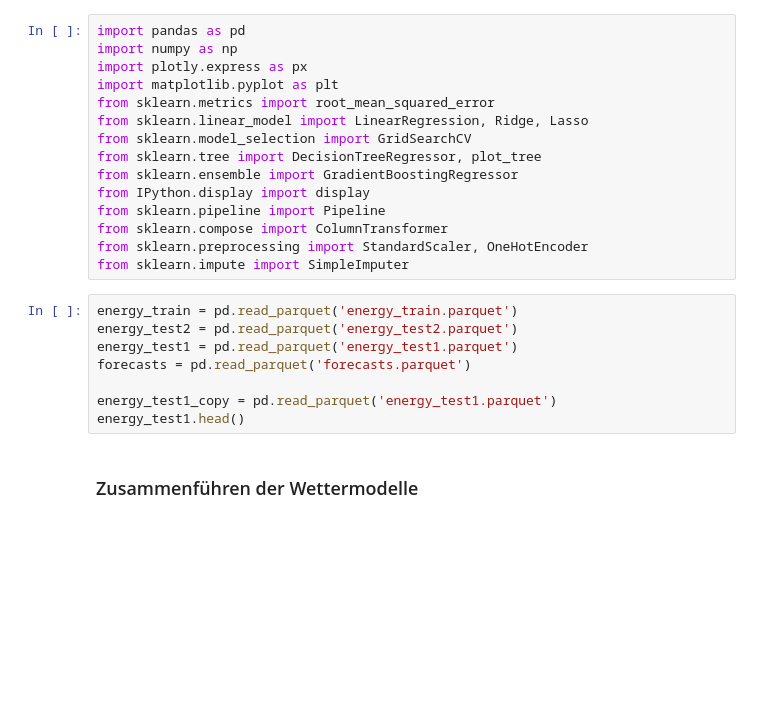
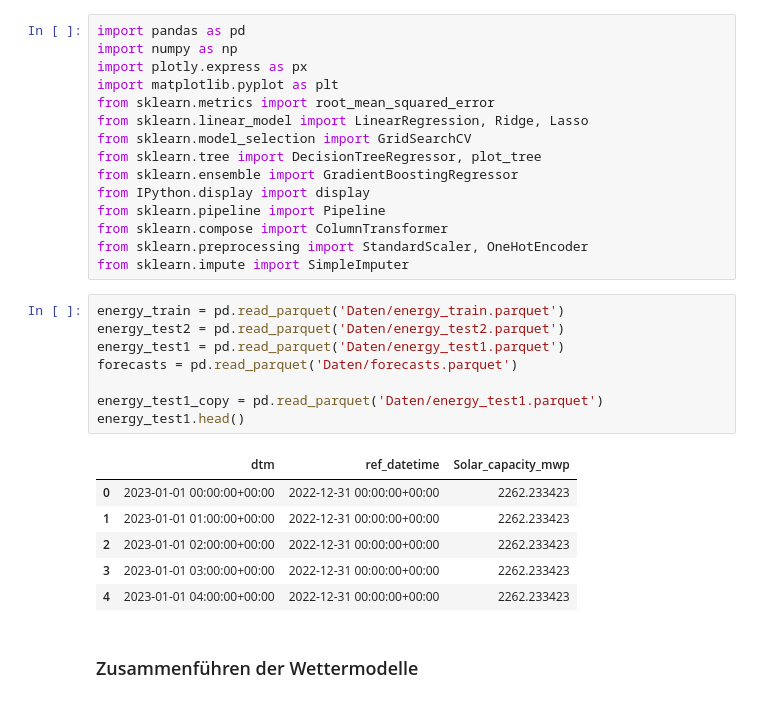
Before and after one commit to senizzk/Solar-Power-Forecasting, a Jupyter notebook: Aufgabe 5.ipynb, the cells around one changed output. Saved outputs shown, nothing was run; the diff lists cells and outputs as text; blank space fills up the shorter version.

```diff
--- a/Aufgabe 5.ipynb
+++ b/Aufgabe 5.ipynb
@@ -14,13 +14,20 @@ from sklearn.compose import ColumnTransformer
 from sklearn.preprocessing import StandardScaler, OneHotEncoder
 from sklearn.impute import SimpleImputer
 # %%
-energy_train = pd.read_parquet('energy_train.parquet')
-energy_test2 = pd.read_parquet('energy_test2.parquet')
-energy_test1 = pd.read_parquet('energy_test1.parquet')
-forecasts = pd.read_parquet('forecasts.parquet')
+energy_train = pd.read_parquet('Daten/energy_train.parquet')
+energy_test2 = pd.read_parquet('Daten/energy_test2.parquet')
+energy_test1 = pd.read_parquet('Daten/energy_test1.parquet')
+forecasts = pd.read_parquet('Daten/forecasts.parquet')
 
-energy_test1_copy = pd.read_parquet('energy_test1.parquet')
+energy_test1_copy = pd.read_parquet('Daten/energy_test1.parquet')
 energy_test1.head()
+# %% [output]
+|  | dtm | ref_datetime | Solar_capacity_mwp |
+| 0 | 2023-01-01 00:00:00+00:00 | 2022-12-31 00:00:00+00:00 | 2262.233423 |
+| 1 | 2023-01-01 01:00:00+00:00 | 2022-12-31 00:00:00+00:00 | 2262.233423 |
+| 2 | 2023-01-01 02:00:00+00:00 | 2022-12-31 00:00:00+00:00 | 2262.233423 |
+| 3 | 2023-01-01 03:00:00+00:00 | 2022-12-31 00:00:00+00:00 | 2262.233423 |
+| 4 | 2023-01-01 04:00:00+00:00 | 2022-12-31 00:00:00+00:00 | 2262.233423 |
 # %% [markdown]
 ### Zusammenführen der Wettermodelle
 # %%
```
Also changed, not shown: parts of 16 cells of this notebook, 1 other file.
